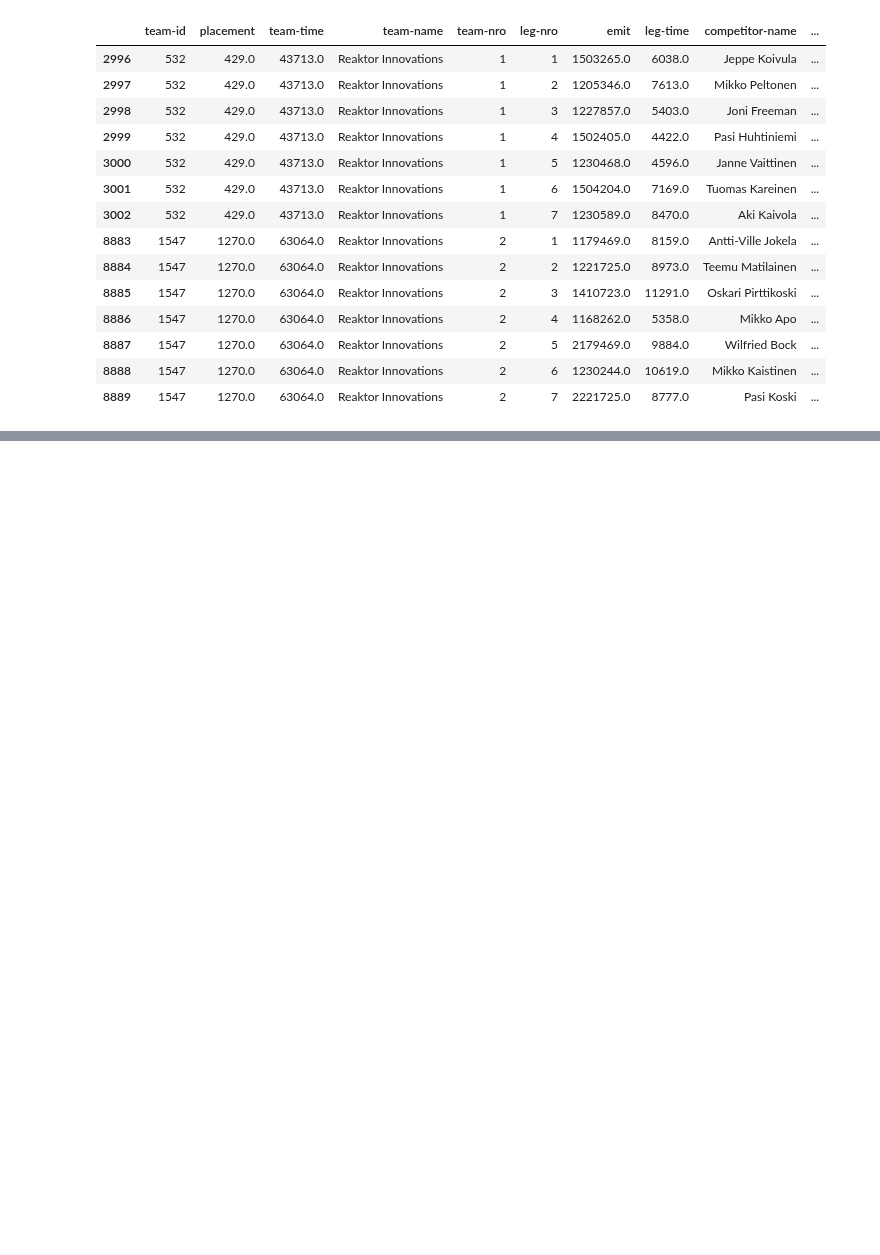
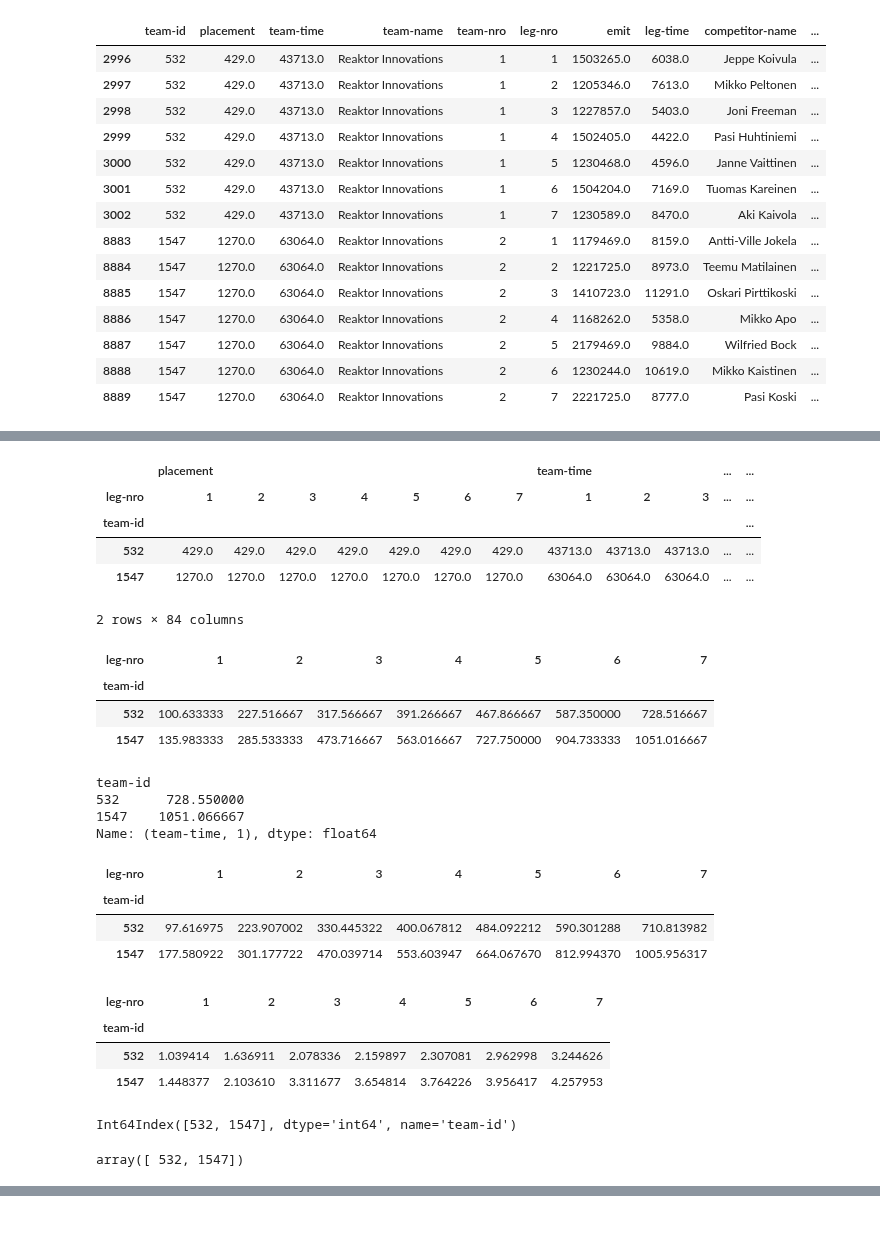
Before and after one commit to dins/jukola-xml-model, a Jupyter notebook: log_normal_estimates.ipynb, the cells around one changed output, grey strips where cells are left out. Drawn from its saved outputs; the diff is of its cells as text; code cells hidden in the pictures; blank space fills up the shorter version.

```diff
--- a/log_normal_estimates.ipynb
+++ b/log_normal_estimates.ipynb
@@ -138,5 +138,5 @@ def get_estimate_params(row):
 
 runs17 = runs17[runs17['team-name'].str.contains("Reak")]
 estimate_params = runs17.apply(lambda row: get_estimate_params(row), axis=1)
-runs17["final_log_means"] = estimate_params.final_log_means
-runs17["final_log_stdevs"] = estimate_params.final_log_stdevs
+runs17 = runs17.assign(final_log_means = estimate_params.final_log_means)
+runs17 = runs17.assign(final_log_stdevs = estimate_params.final_log_stdevs)
@@ -154,16 +145,12 @@ def leg_dist(leg):
     dist = [12.7, 14.2, 12.3, 7.6, 7.9, 10.9, 13.8]
     return dist[leg - 1]
 
-runs17["leg-dist"] = runs17["leg-nro"].apply(lambda nro: leg_dist(nro))
-
+runs17 = runs17.assign(leg_dist = runs17["leg-nro"].apply(lambda nro: leg_dist(nro)))
 
 final_means = np.exp(runs17.final_log_means)
-intervals95 = lognorm.interval(0.95, s = runs17.final_log_stdevs, scale = final_means)
-runs17["start95"] = intervals95[0] * runs17["leg-dist"]
-runs17["end95"] = intervals95[1] * runs17["leg-dist"]
+#intervals95 = lognorm.interval(0.95, s = runs17.final_log_stdevs, scale = final_means)
 
-#runs17["means"] = lognorm.mean(s = runs17.final_log_stdevs, scale = final_means)
-runs17["est_median"] = lognorm.median(s = runs17.final_log_stdevs, scale = final_means) * runs17["leg-dist"]
+#runs17 = runs17.assign(start95 = intervals95[0] * runs17["leg_dist"])
+#runs17 = runs17.assign(end95 = intervals95[1] * runs17["leg_dist"])
 
-
-runs17["leg-time-mins"] = runs17["leg-time"]/60
+runs17["est_median"] = lognorm.median(s = runs17.final_log_stdevs, scale = final_means) * runs17["leg_dist"]
@@ -205,0 +183,54 @@ runs17
+# %%
+by_teams = runs17.set_index(["team-id", "leg-nro"]).unstack()
+by_teams
+# %% [output]
+|  | placement |  |  |  |  |  |  | team-time |  |  | ... | ... |
+| leg-nro | 1 | 2 | 3 | 4 | 5 | 6 | 7 | 1 | 2 | 3 | ... | ... |
+| team-id |  |  |  |  |  |  |  |  |  |  |  | ... |
+| 532 | 429.0 | 429.0 | 429.0 | 429.0 | 429.0 | 429.0 | 429.0 | 43713.0 | 43713.0 | 43713.0 | ... | ... |
+| 1547 | 1270.0 | 1270.0 | 1270.0 | 1270.0 | 1270.0 | 1270.0 | 1270.0 | 63064.0 | 63064.0 | 63064.0 | ... | ... |
+2 rows × 84 columns
+# %%
+for i in range(1,8):
+    by_teams["fin_real", i] = np.sum([ by_teams["leg-time"][j] / 60 for j in range(1,i+1) ], axis=0)
+by_teams.fin_real
+# %% [output]
+| leg-nro | 1 | 2 | 3 | 4 | 5 | 6 | 7 |
+| team-id |  |  |  |  |  |  |  |
+| 532 | 100.633333 | 227.516667 | 317.566667 | 391.266667 | 467.866667 | 587.350000 | 728.516667 |
+| 1547 | 135.983333 | 285.533333 | 473.716667 | 563.016667 | 727.750000 | 904.733333 | 1051.016667 |
+# %%
+by_teams["team-time", 1]/ 60
+# %% [output]
+team-id
+532      728.550000
+1547    1051.066667
+Name: (team-time, 1), dtype: float64
+# %%
+for i in range(1,8):
+    by_teams["fin_med", i] = np.sum([ by_teams["est_median"][j] for j in range(1,i+1) ], axis=0)
+by_teams.fin_med
+# %% [output]
+| leg-nro | 1 | 2 | 3 | 4 | 5 | 6 | 7 |
+| team-id |  |  |  |  |  |  |  |
+| 532 | 97.616975 | 223.907002 | 330.445322 | 400.067812 | 484.092212 | 590.301288 | 710.813982 |
+| 1547 | 177.580922 | 301.177722 | 470.039714 | 553.603947 | 664.067670 | 812.994370 | 1005.956317 |
+# %%
+
+for i in range(1,8):
+    by_teams["fin_log_std", i] = np.sqrt(np.sum([ (by_teams["final_log_stdevs"][j] * by_teams["leg_dist"][j]) ** 2 for j in range(1,i+1) ], axis=0))
+by_teams.fin_log_std
+# %% [output]
+| leg-nro | 1 | 2 | 3 | 4 | 5 | 6 | 7 |
+| team-id |  |  |  |  |  |  |  |
+| 532 | 1.039414 | 1.636911 | 2.078336 | 2.159897 | 2.307081 | 2.962998 | 3.244626 |
+| 1547 | 1.448377 | 2.103610 | 3.311677 | 3.654814 | 3.764226 | 3.956417 | 4.257953 |
+# %%
+
+by_teams.index
+# %% [output]
+Int64Index([532, 1547], dtype='int64', name='team-id')
+# %%
+by_teams.index.values
+# %% [output]
+array([ 532, 1547])
```
Also changed, not shown: parts of 17 cells of this notebook.
